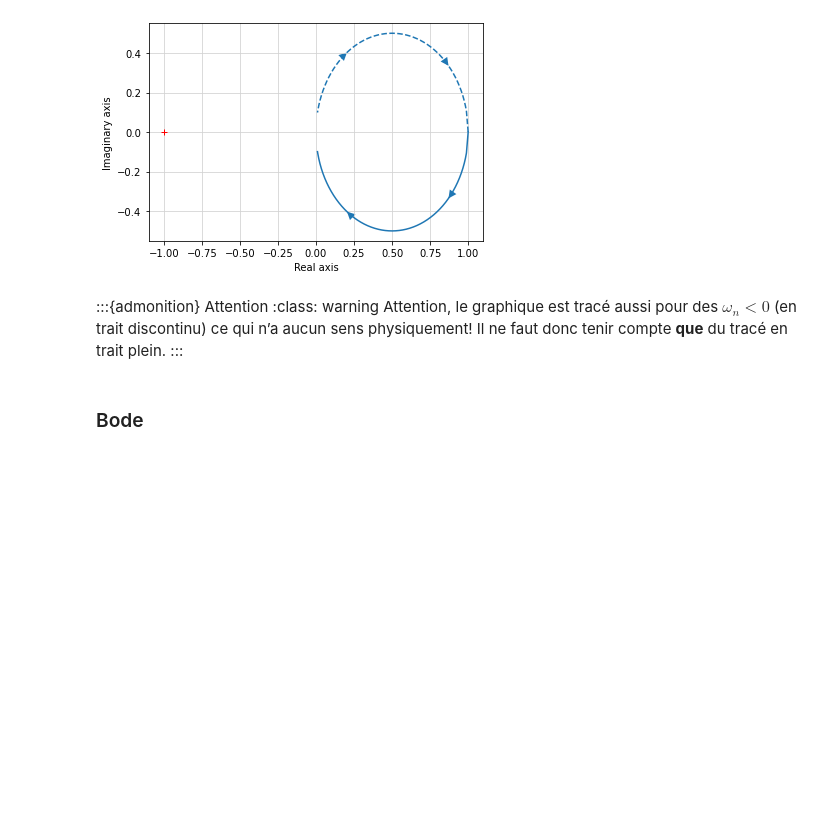
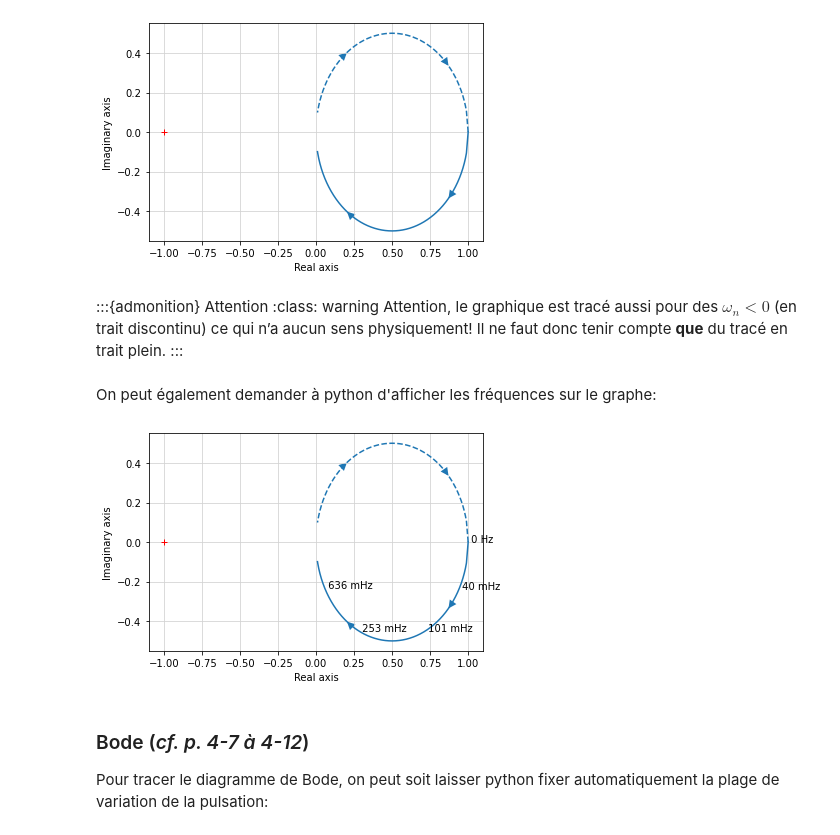
Before and after one commit to AlbanVl/ReguLaboGramme, a Jupyter notebook: _sources/regu/LaboSeance5.ipynb, the cells around one changed output. Cells and saved outputs as stored; diff of their text form; code cells hidden in the pictures; blank space fills up the shorter version.

```diff
--- a/_sources/regu/LaboSeance5.ipynb
+++ b/_sources/regu/LaboSeance5.ipynb
@@ -36,5 +38,13 @@ real, imag, freq = ml.nyquist(H_BO);
 :class: warning
 Attention, le graphique est tracé aussi pour des $\omega_n<0$ (en trait discontinu) ce qui n’a aucun sens physiquement! Il ne faut donc tenir compte **que** du tracé en trait plein.
 :::
+# %% [markdown]
+On peut également demander à python d'afficher les fréquences sur le graphe:
+# %%
+ml.nyquist(H_BO, label_freq=200);
+# %% [output]
+[figure, added]
 # %% [markdown]
-### Bode
+### Bode (*cf. p. 4-7 à 4-12*)
+
+Pour tracer le diagramme de Bode, on peut soit laisser python fixer automatiquement la plage de variation de la pulsation:
```
Also changed, not shown: parts of 22 cells of this notebook, 16 other files.
